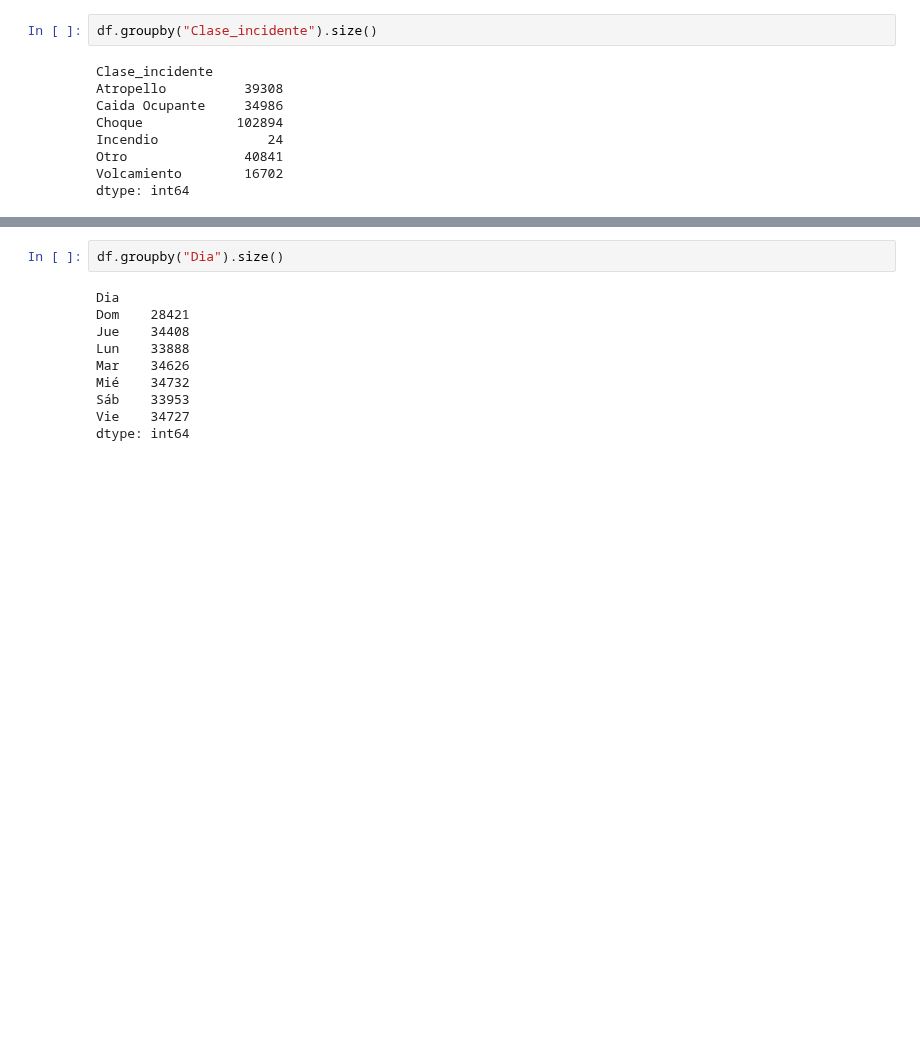
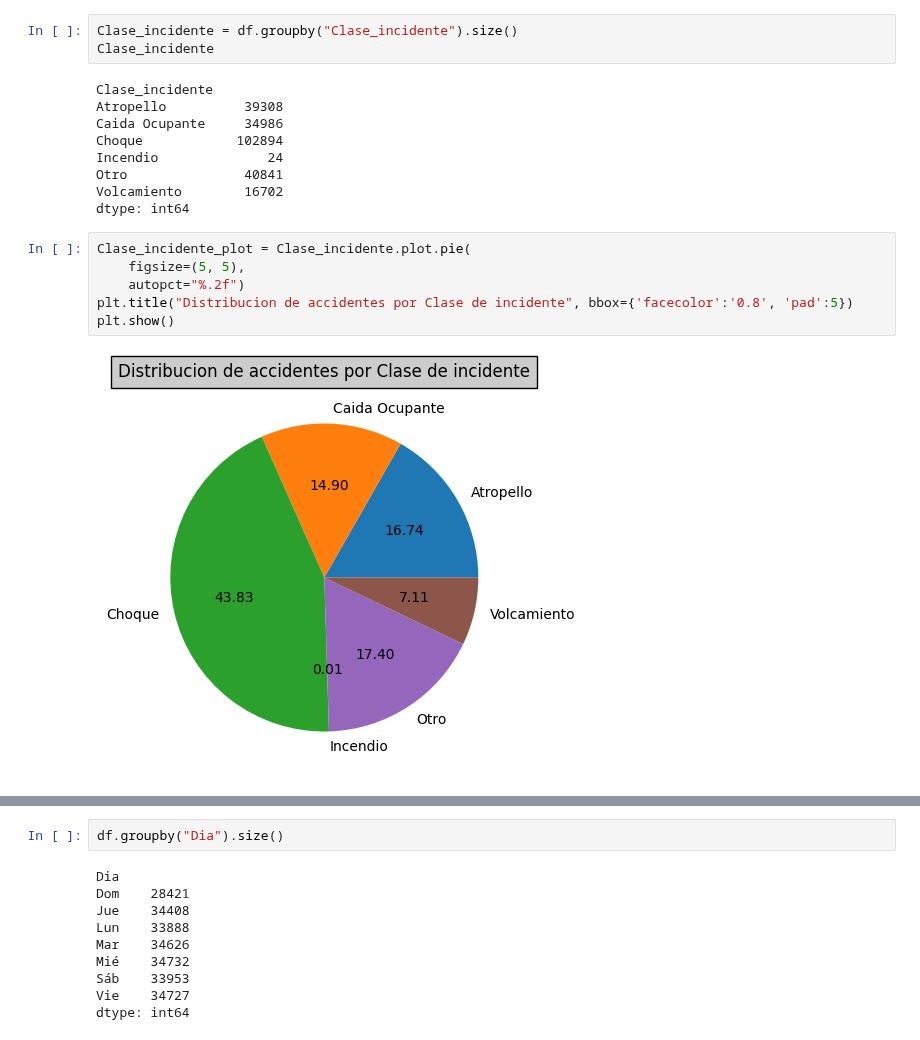
Before and after one commit to mteoraso/ML_Practice, a Jupyter notebook: EDA_accidentes_viales_medellin.ipynb, the cells around one changed output, grey strips where cells are left out. Cells and saved outputs as stored; diff of their text form; blank space fills up the shorter version.

```diff
--- a/EDA_accidentes_viales_medellin.ipynb
+++ b/EDA_accidentes_viales_medellin.ipynb
@@ -161,5 +222,6 @@ dtype: int64
 # %%
-df.groupby("Clase_incidente").size()
+Clase_incidente = df.groupby("Clase_incidente").size()
+Clase_incidente
 # %% [output]
 Clase_incidente
 Atropello          39308
@@ -169,3 +231,11 @@ Incendio              24
 Otro               40841
 Volcamiento        16702
 dtype: int64
+# %%
+Clase_incidente_plot = Clase_incidente.plot.pie(
+    figsize=(5, 5),
+    autopct="%.2f")
+plt.title("Distribucion de accidentes por Clase de incidente", bbox={'facecolor':'0.8', 'pad':5})
+plt.show()
+# %% [output]
+[figure, added]
```
Also changed, not shown: parts of 28 cells of this notebook.
